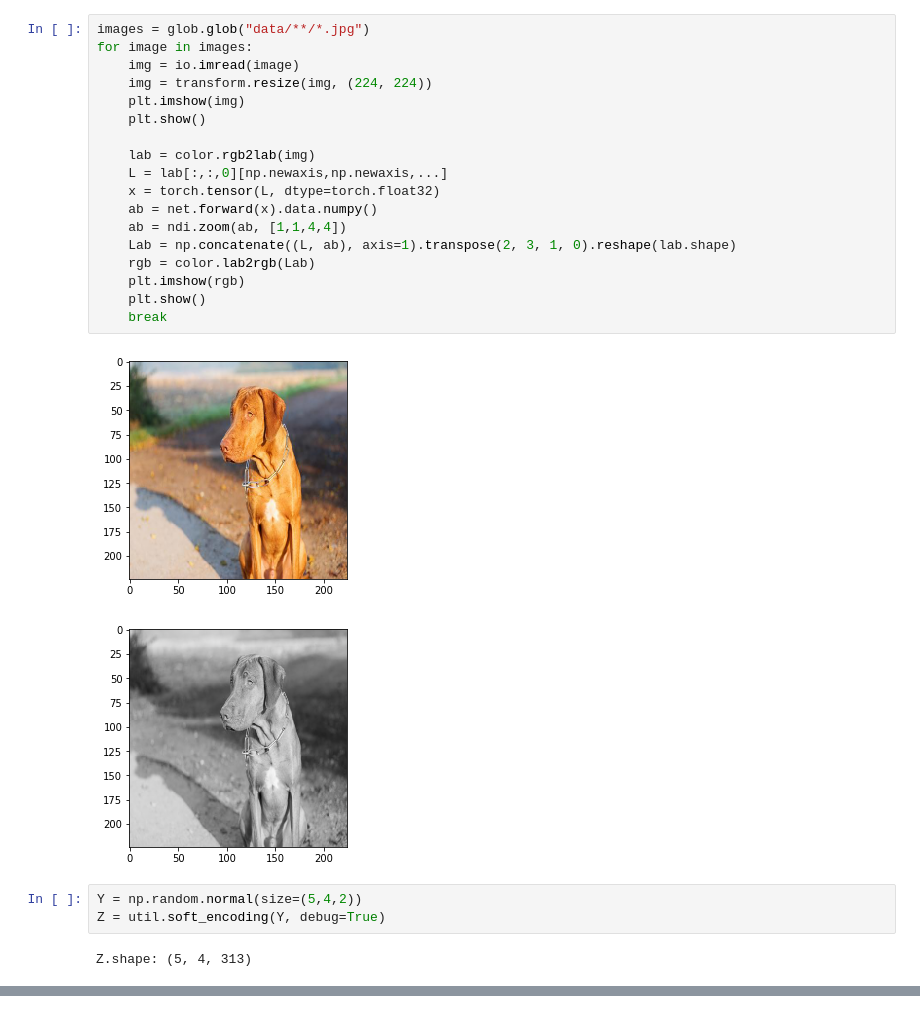
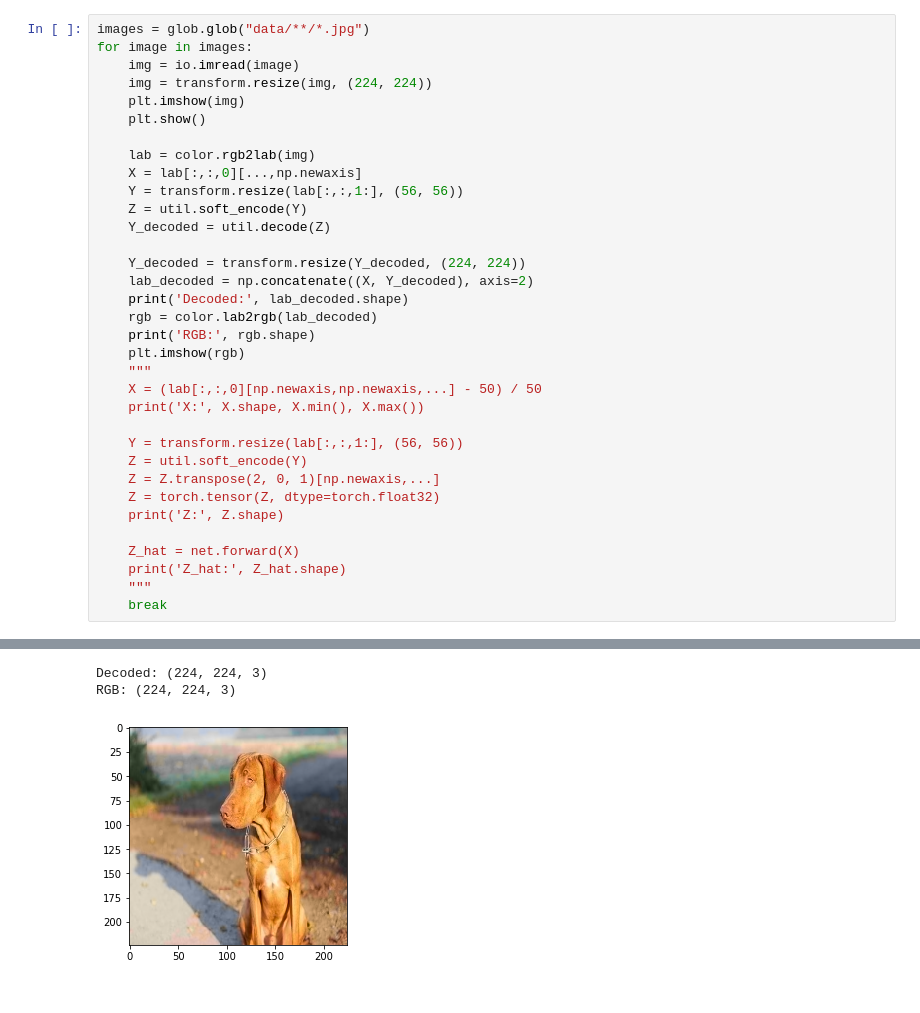
Before and after one commit to oskaerik/colorization, a Jupyter notebook: test.ipynb, the cells around one changed output, grey strips where cells are left out. Cells and saved outputs as stored; diff of their text form.

```diff
--- a/test.ipynb
+++ b/test.ipynb
@@ -34,27 +30,36 @@ Estimated Total Size (MB): 225.66
 ----------------------------------------------------------------
-# %%
-images = glob.glob("data/**/*.jpg")
-for image in images:
-    img = io.imread(image)
-    img = transform.resize(img, (224, 224))
-    plt.imshow(img)
-    plt.show()
-
-    lab = color.rgb2lab(img)
-    L = lab[:,:,0][np.newaxis,np.newaxis,...]
-    x = torch.tensor(L, dtype=torch.float32)
-    ab = net.forward(x).data.numpy()
-    ab = ndi.zoom(ab, [1,1,4,4])
-    Lab = np.concatenate((L, ab), axis=1).transpose(2, 3, 1, 0).reshape(lab.shape)
-    rgb = color.lab2rgb(Lab)
-    plt.imshow(rgb)
-    plt.show()
-    break
-# %% [output]
-[figure, removed]
-[figure, removed]
-# %%
-Y = np.random.normal(size=(5,4,2))
-Z = util.soft_encoding(Y, debug=True)
-# %% [output]
-Z.shape: (5, 4, 313)
+# %%
+images = glob.glob("data/**/*.jpg")
+for image in images:
+    img = io.imread(image)
+    img = transform.resize(img, (224, 224))
+    plt.imshow(img)
+    plt.show()
+
+    lab = color.rgb2lab(img)
+    X = lab[:,:,0][...,np.newaxis]
+    Y = transform.resize(lab[:,:,1:], (56, 56))
+    Z = util.soft_encode(Y)
+    Y_decoded = util.decode(Z)
+
+    Y_decoded = transform.resize(Y_decoded, (224, 224))
+    lab_decoded = np.concatenate((X, Y_decoded), axis=2)
+    print('Decoded:', lab_decoded.shape)
+    rgb = color.lab2rgb(lab_decoded)
+    print('RGB:', rgb.shape)
+    plt.imshow(rgb)
+    """
+    X = (lab[:,:,0][np.newaxis,np.newaxis,...] - 50) / 50
+    print('X:', X.shape, X.min(), X.max())
+
+    Y = transform.resize(lab[:,:,1:], (56, 56))
+    Z = util.soft_encode(Y)
+    Z = Z.transpose(2, 0, 1)[np.newaxis,...]
+    Z = torch.tensor(Z, dtype=torch.float32)
+    print('Z:', Z.shape)
+
+    Z_hat = net.forward(X)
+    print('Z_hat:', Z_hat.shape)
+    """
+    break
+# %% [output]
@@ -60,0 +67,3 @@ Z.shape: (5, 4, 313)
+Decoded: (224, 224, 3)
+RGB: (224, 224, 3)
+[figure, added]
```
Also changed, not shown: parts of 5 cells of this notebook, 2 other files.
